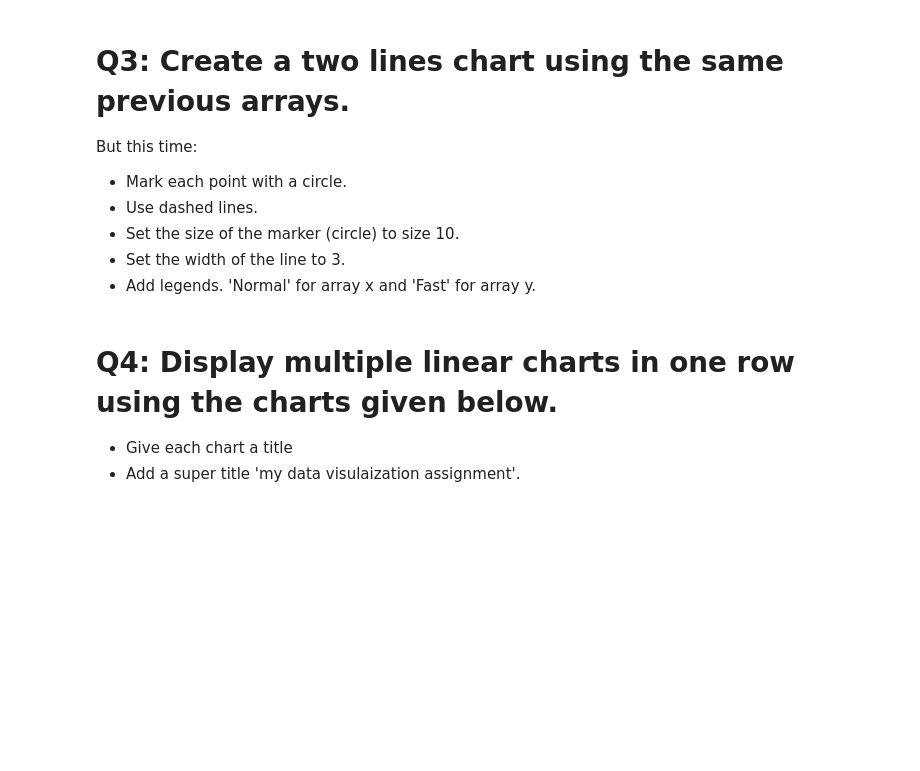
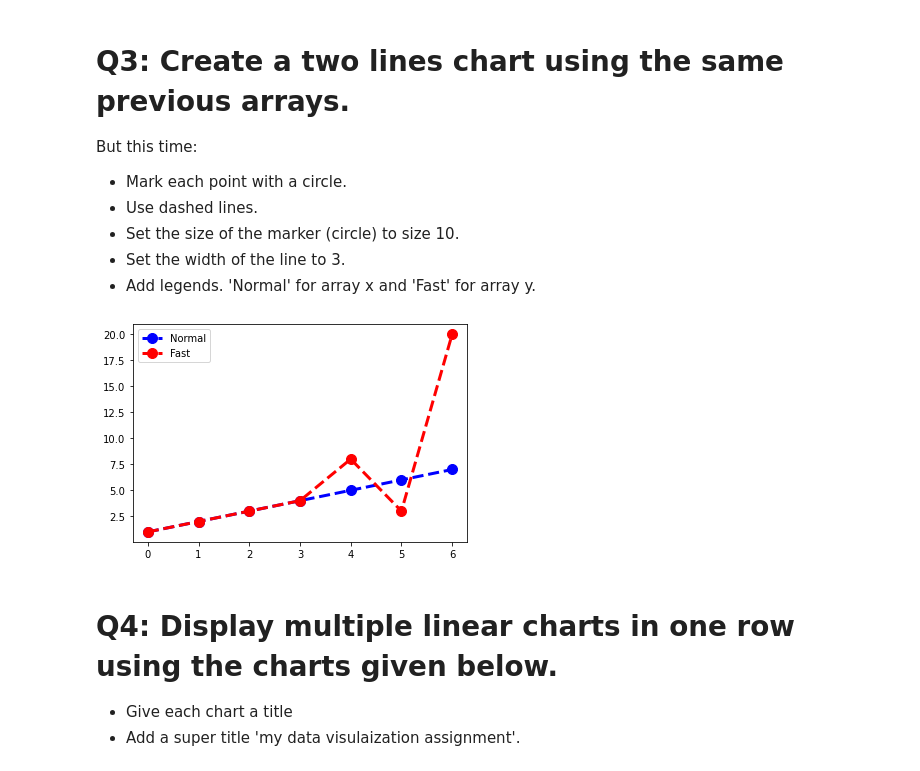
Before and after one commit to Tuwaiq-Data-Science-Bootcamp/Day8-Lab2-Matplotlib, a Jupyter notebook: Day#8_Matplotlib_Assignment2.ipynb, the cells around one changed output. Drawn from its saved outputs; the diff is of its cells as text; code cells hidden in the pictures; blank space fills up the shorter version.

```diff
--- a/Day#8_Matplotlib_Assignment2.ipynb
+++ b/Day#8_Matplotlib_Assignment2.ipynb
@@ -26,7 +31,11 @@ But this time:
 - Set the width of the line to 3.
 - Add legends. 'Normal' for array x and 'Fast' for array y.
 # %%
-# write your code here ^_^
+plt.plot(x, 'bo', markersize=10,linestyle='dashed', linewidth = 3);
+plt.plot(y, 'ro', markersize=10,linestyle='dashed', linewidth = 3);
+plt.legend(['Normal', 'Fast']);
+# %% [output]
+[figure, added]
 # %% [markdown]
 # Q4: Display multiple linear charts in one row using the charts given below.
 - Give each chart a title
```
Also changed, not shown: parts of 8 cells of this notebook.
